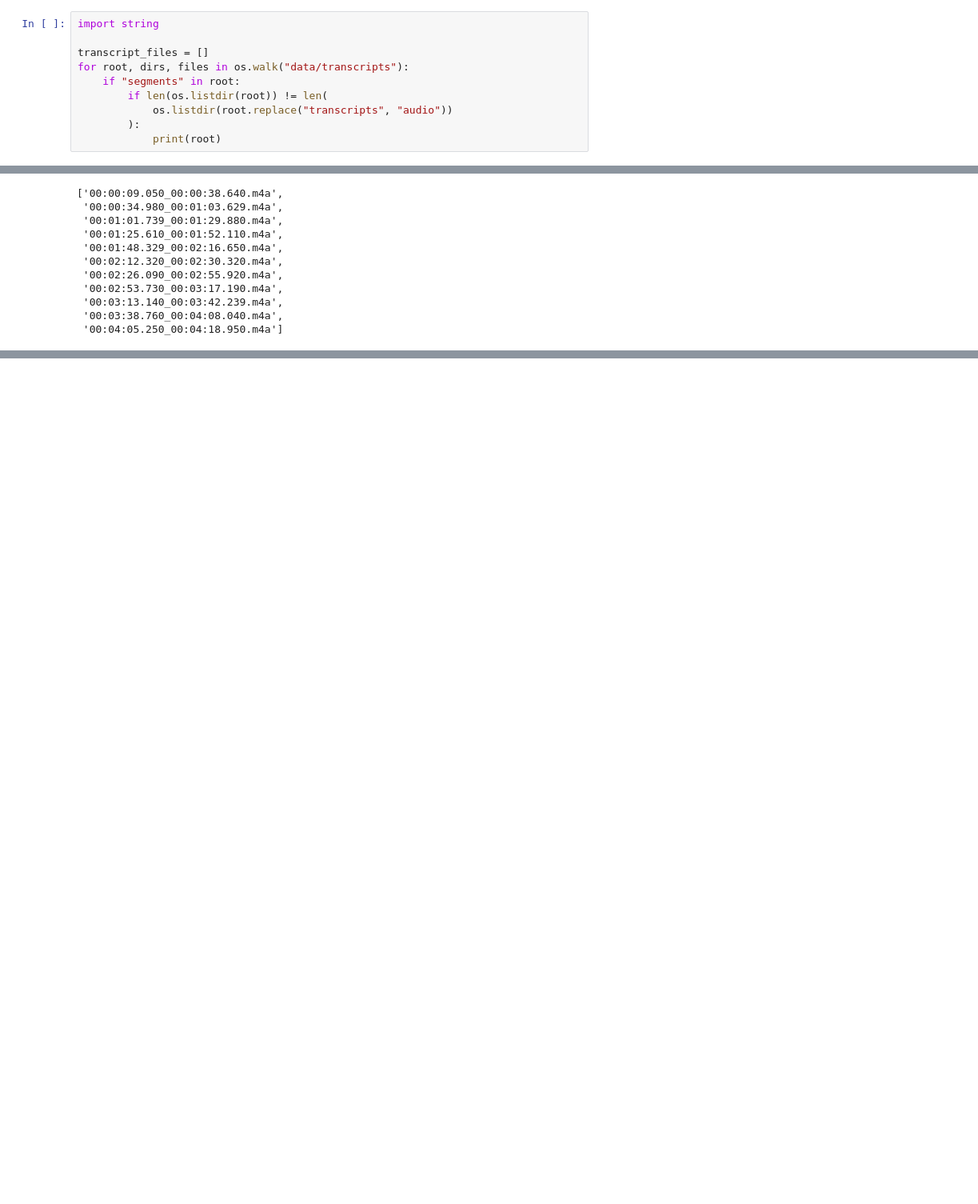
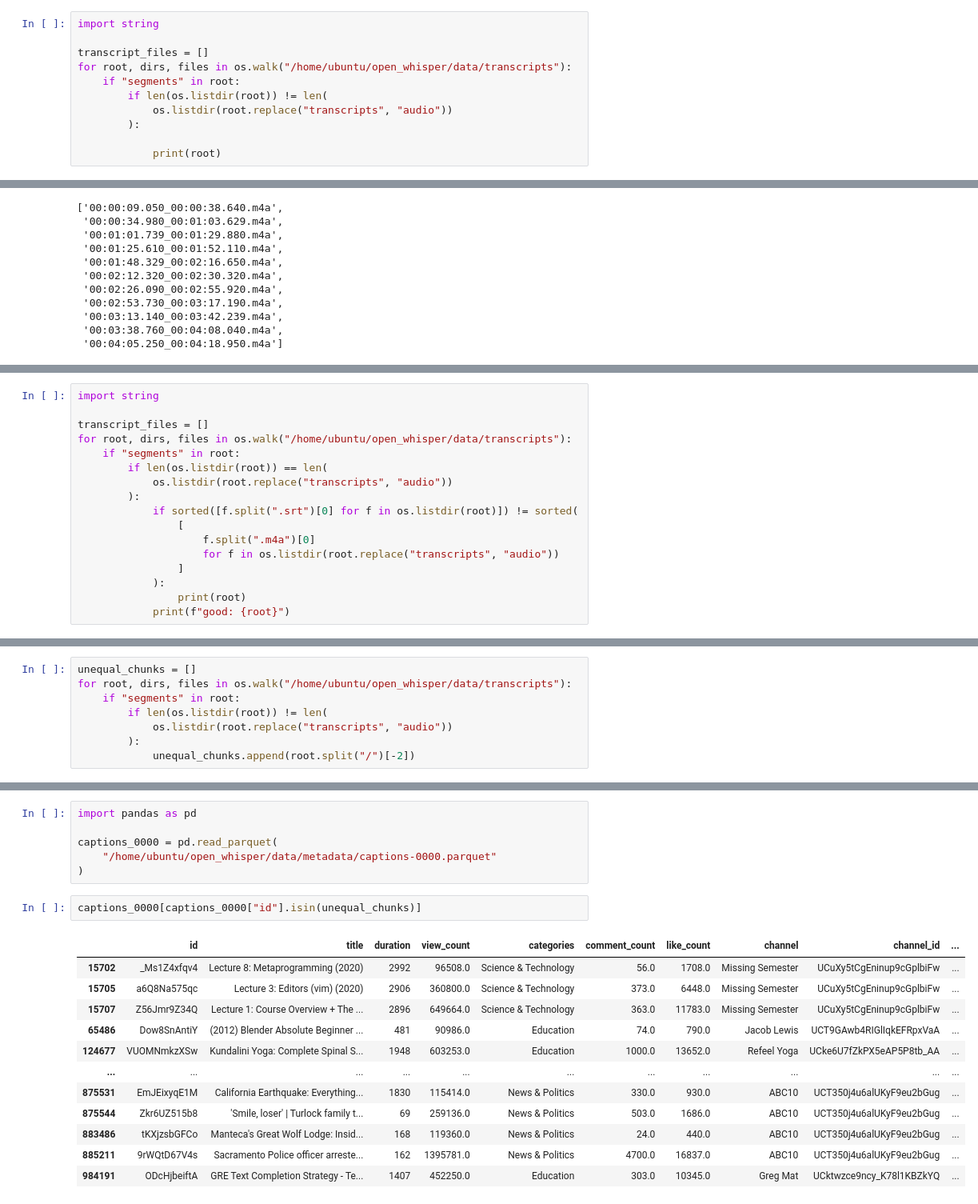
Before and after one commit to allenai/OLMoASR, a Jupyter notebook: scripts/notebooks/tiny_data_prep.ipynb, the cells around one changed output, grey strips where cells are left out. Shown at 80% size. Cells and saved outputs as stored; diff of their text form; blank space fills up the shorter version.

```diff
--- a/scripts/notebooks/tiny_data_prep.ipynb
+++ b/scripts/notebooks/tiny_data_prep.ipynb
@@ -63,10 +103,11 @@ len(os.listdir("data/audio")), len(os.listdir("data/transcripts"))
 import string
 
 transcript_files = []
-for root, dirs, files in os.walk("data/transcripts"):
+for root, dirs, files in os.walk("/home/ubuntu/open_whisper/data/transcripts"):
     if "segments" in root:
         if len(os.listdir(root)) != len(
             os.listdir(root.replace("transcripts", "audio"))
         ):
+
             print(root)
 # %% [output]
@@ -123,0 +236,17 @@ sorted(os.listdir("data/audio/9OYNyr8enD4/segments"))
+# %%
+import string
+
+transcript_files = []
+for root, dirs, files in os.walk("/home/ubuntu/open_whisper/data/transcripts"):
+    if "segments" in root:
+        if len(os.listdir(root)) == len(
+            os.listdir(root.replace("transcripts", "audio"))
+        ):
+            if sorted([f.split(".srt")[0] for f in os.listdir(root)]) != sorted(
+                [
+                    f.split(".m4a")[0]
+                    for f in os.listdir(root.replace("transcripts", "audio"))
+                ]
+            ):
+                print(root)
+            print(f"good: {root}")
@@ -123,0 +271,8 @@ sorted(os.listdir("data/audio/9OYNyr8enD4/segments"))
+# %%
+unequal_chunks = []
+for root, dirs, files in os.walk("/home/ubuntu/open_whisper/data/transcripts"):
+    if "segments" in root:
+        if len(os.listdir(root)) != len(
+            os.listdir(root.replace("transcripts", "audio"))
+        ):
+            unequal_chunks.append(root.split("/")[-2])
@@ -123,0 +329,21 @@ sorted(os.listdir("data/audio/9OYNyr8enD4/segments"))
+# %%
+import pandas as pd
+
+captions_0000 = pd.read_parquet(
+    "/home/ubuntu/open_whisper/data/metadata/captions-0000.parquet"
+)
+# %%
+captions_0000[captions_0000["id"].isin(unequal_chunks)]
+# %% [output]
+|  | id | title | duration | view_count | categories | comment_count | like_count | channel | channel_id | ... |
+| 15702 | _Ms1Z4xfqv4 | Lecture 8: Metaprogramming (2020) | 2992 | 96508.0 | Science & Technology | 56.0 | 1708.0 | Missing Semester | UCuXy5tCgEninup9cGplbiFw | ... |
+| 15705 | a6Q8Na575qc | Lecture 3: Editors (vim) (2020) | 2906 | 360800.0 | Science & Technology | 373.0 | 6448.0 | Missing Semester | UCuXy5tCgEninup9cGplbiFw | ... |
+| 15707 | Z56Jmr9Z34Q | Lecture 1: Course Overview + The ... | 2896 | 649664.0 | Science & Technology | 363.0 | 11783.0 | Missing Semester | UCuXy5tCgEninup9cGplbiFw | ... |
+| 65486 | Dow8SnAntiY | (2012) Blender Absolute Beginner ... | 481 | 90986.0 | Education | 74.0 | 790.0 | Jacob Lewis | UCT9GAwb4RIGlIqkEFRpxVaA | ... |
+| 124677 | VUOMNmkzXSw | Kundalini Yoga: Complete Spinal S... | 1948 | 603253.0 | Education | 1000.0 | 13652.0 | Refeel Yoga | UCke6U7fZkPX5eAP5P8tb_AA | ... |
+| ... | ... | ... | ... | ... | ... | ... | ... | ... | ... | ... |
+| 875531 | EmJEixyqE1M | California Earthquake: Everything... | 1830 | 115414.0 | News & Politics | 330.0 | 930.0 | ABC10 | UCT350j4u6alUKyF9eu2bGug | ... |
+| 875544 | Zkr6UZ515b8 | 'Smile, loser' | Turlock family t... | 69 | 259136.0 | News & Politics | 503.0 | 1686.0 | ABC10 | UCT350j4u6alUKyF9eu2bGug | ... |
+| 883486 | tKXjzsbGFCo | Manteca's Great Wolf Lodge: Insid... | 168 | 119360.0 | News & Politics | 24.0 | 440.0 | ABC10 | UCT350j4u6alUKyF9eu2bGug | ... |
+| 885211 | 9rWQtD67V4s | Sacramento Police officer arreste... | 162 | 1395781.0 | News & Politics | 4700.0 | 16837.0 | ABC10 | UCT350j4u6alUKyF9eu2bGug | ... |
+| 984191 | ODcHjbeiftA | GRE Text Completion Strategy - Te... | 1407 | 452250.0 | Education | 303.0 | 10345.0 | Greg Mat | UCktwzce9ncy_K78l1KBZkYQ | ... |
```
Also changed, not shown: parts of 31 cells of this notebook, 4 other files.
